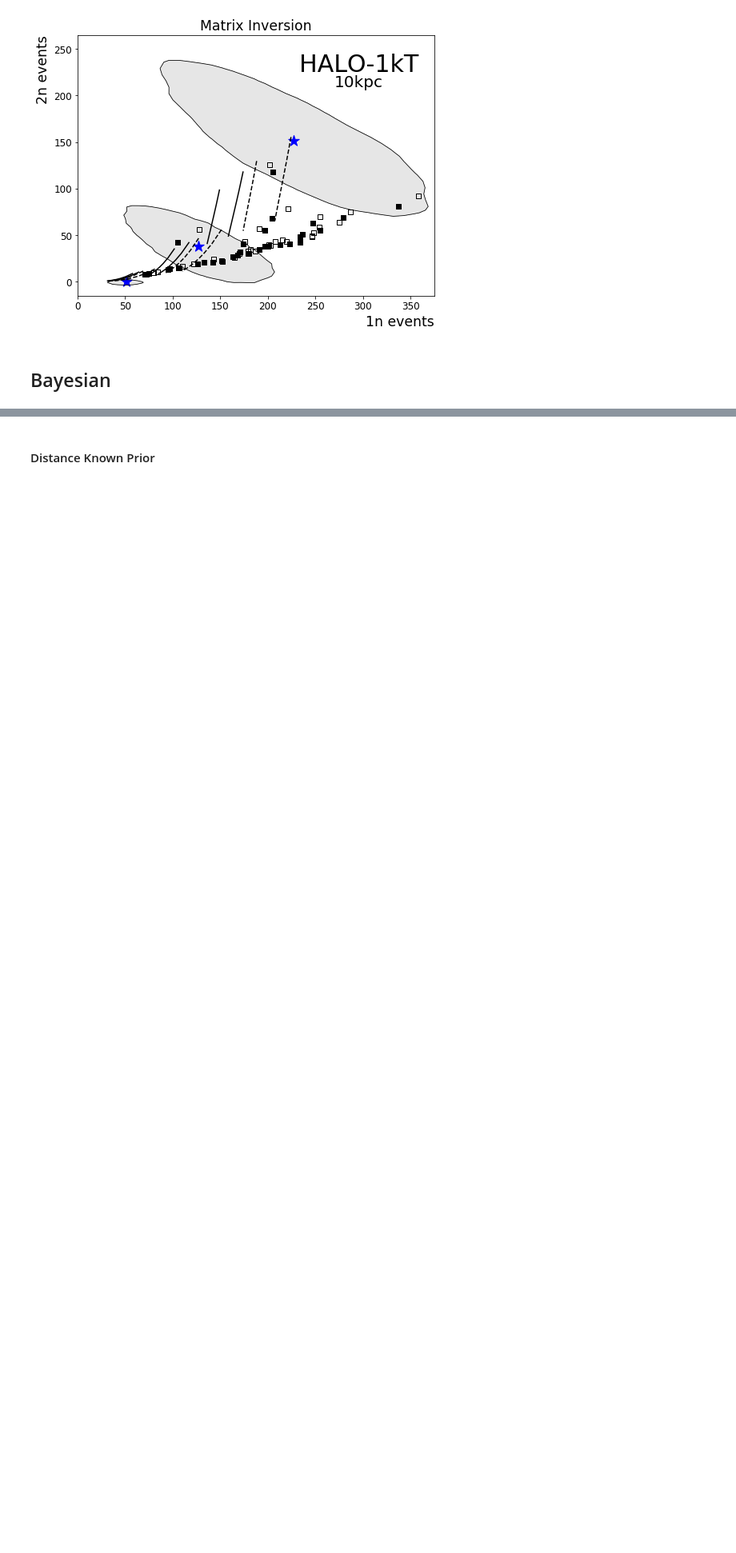
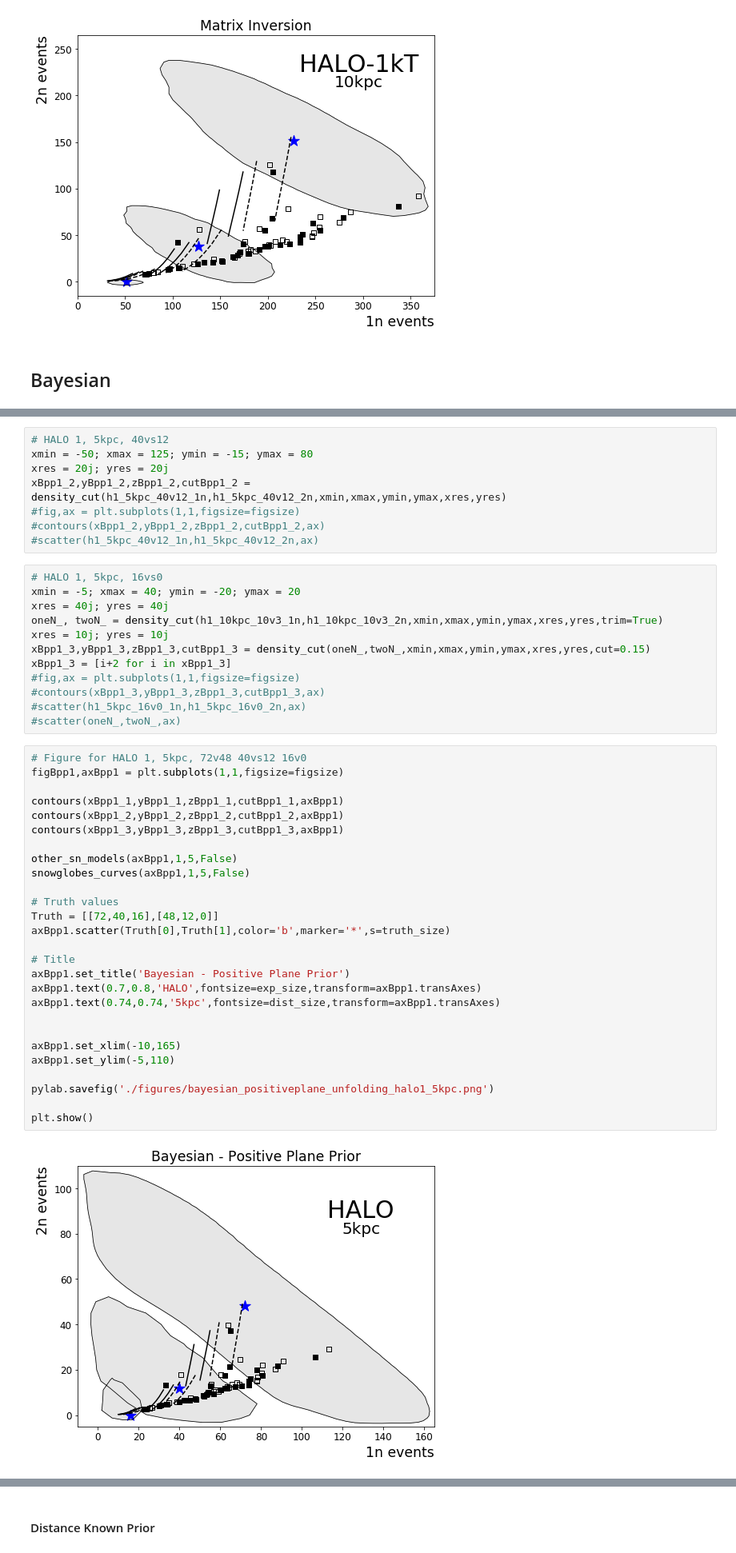
Before and after one commit to jfcrenshaw/halo, a Jupyter notebook: unfolding_plots.ipynb, the cells around one changed output, grey strips where cells are left out. Shown: that part at 80% size. Saved outputs shown, nothing was run; the diff lists cells and outputs as text; blank space fills up the shorter version.

```diff
--- a/unfolding_plots.ipynb
+++ b/unfolding_plots.ipynb
@@ -229,0 +247,49 @@ plt.show()
+# %%
+# HALO 1, 5kpc, 40vs12
+xmin = -50; xmax = 125; ymin = -15; ymax = 80
+xres = 20j; yres = 20j
+xBpp1_2,yBpp1_2,zBpp1_2,cutBpp1_2 = density_cut(h1_5kpc_40v12_1n,h1_5kpc_40v12_2n,xmin,xmax,ymin,ymax,xres,yres)
+#fig,ax = plt.subplots(1,1,figsize=figsize)
+#contours(xBpp1_2,yBpp1_2,zBpp1_2,cutBpp1_2,ax)
+#scatter(h1_5kpc_40v12_1n,h1_5kpc_40v12_2n,ax)
+# %%
+# HALO 1, 5kpc, 16vs0
+xmin = -5; xmax = 40; ymin = -20; ymax = 20
+xres = 40j; yres = 40j
+oneN_, twoN_ = density_cut(h1_10kpc_10v3_1n,h1_10kpc_10v3_2n,xmin,xmax,ymin,ymax,xres,yres,trim=True)
+xres = 10j; yres = 10j
+xBpp1_3,yBpp1_3,zBpp1_3,cutBpp1_3 = density_cut(oneN_,twoN_,xmin,xmax,ymin,ymax,xres,yres,cut=0.15)
+xBpp1_3 = [i+2 for i in xBpp1_3]
+#fig,ax = plt.subplots(1,1,figsize=figsize)
+#contours(xBpp1_3,yBpp1_3,zBpp1_3,cutBpp1_3,ax)
+#scatter(h1_5kpc_16v0_1n,h1_5kpc_16v0_2n,ax)
+#scatter(oneN_,twoN_,ax)
+# %%
+# Figure for HALO 1, 5kpc, 72v48 40vs12 16v0
+figBpp1,axBpp1 = plt.subplots(1,1,figsize=figsize)
+
+contours(xBpp1_1,yBpp1_1,zBpp1_1,cutBpp1_1,axBpp1)
+contours(xBpp1_2,yBpp1_2,zBpp1_2,cutBpp1_2,axBpp1)
+contours(xBpp1_3,yBpp1_3,zBpp1_3,cutBpp1_3,axBpp1)
+
+other_sn_models(axBpp1,1,5,False)
+snowglobes_curves(axBpp1,1,5,False)
+
+# Truth values
+Truth = [[72,40,16],[48,12,0]]
+axBpp1.scatter(Truth[0],Truth[1],color='b',marker='*',s=truth_size)
+
+# Title
+axBpp1.set_title('Bayesian - Positive Plane Prior')
+axBpp1.text(0.7,0.8,'HALO',fontsize=exp_size,transform=axBpp1.transAxes)
+axBpp1.text(0.74,0.74,'5kpc',fontsize=dist_size,transform=axBpp1.transAxes)
+
+
+axBpp1.set_xlim(-10,165)
+axBpp1.set_ylim(-5,110)
+
+pylab.savefig('./figures/bayesian_positiveplane_unfolding_halo1_5kpc.png')
+
+plt.show()
+# %% [output]
+[figure, added]
```
Also changed, not shown: parts of 31 cells of this notebook, 12 other files.
